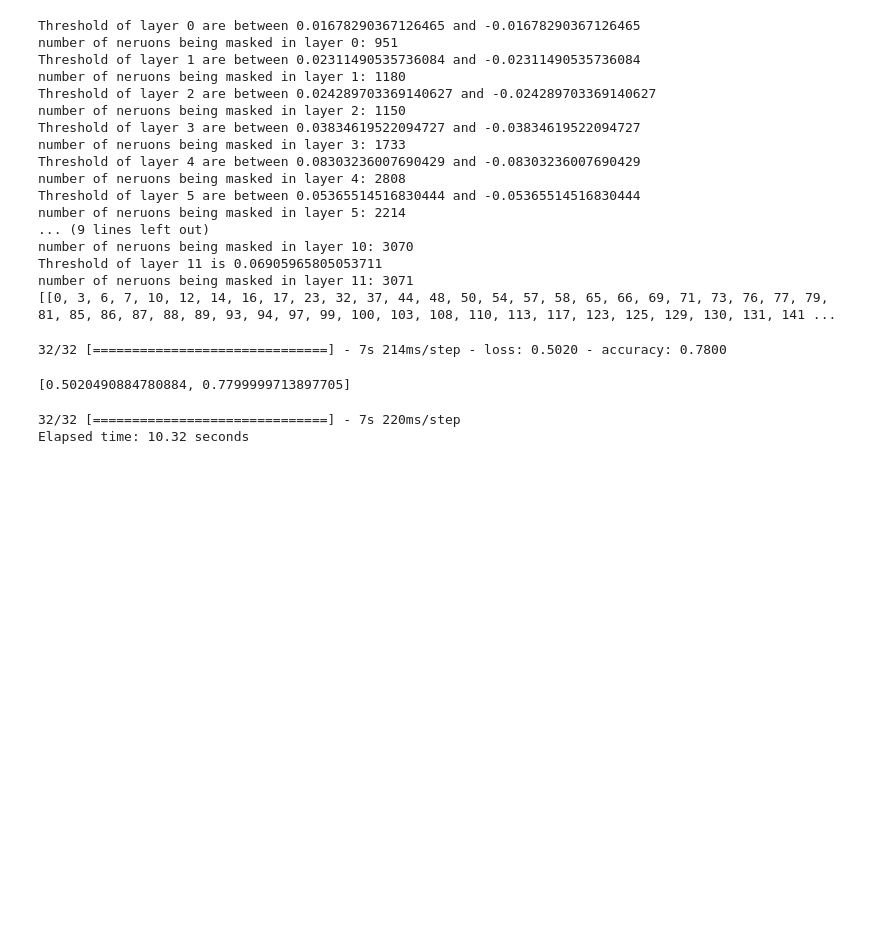
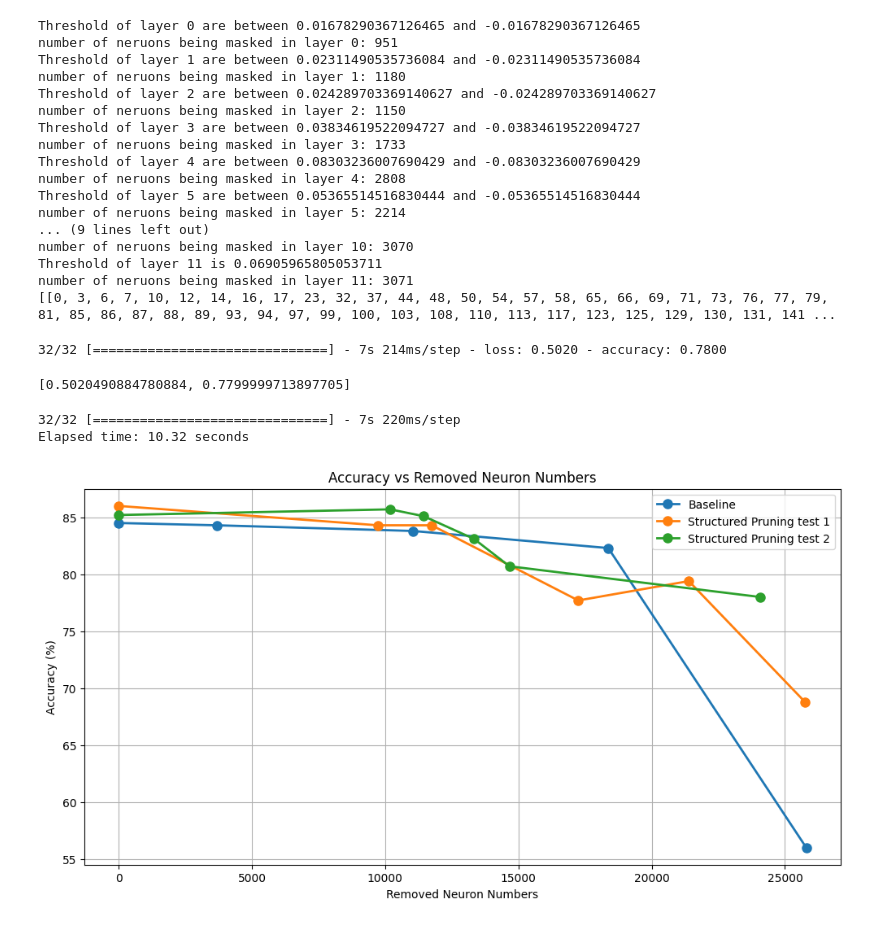
Before and after one commit to RyanChen12035/w266-NLP, a Jupyter notebook: w266_final_model1_prunning_strategy.ipynb, the cells around one changed output. Cells and saved outputs as stored; diff of their text form; code cells hidden in the pictures; blank space fills up the shorter version.

```diff
--- a/w266_final_model1_prunning_strategy.ipynb
+++ b/w266_final_model1_prunning_strategy.ipynb
@@ -939,3 +942,30 @@ Total number of neurons = 24,079
 
 
 """
+# %%
+import matplotlib.pyplot as plt
+import pandas as pd
+
+data = {
+    "Removed Neuron Numbers": [0, 3684, 11052, 18372, 25800, 0, 9725, 11744, 17247, 21394, 25748, 0, 10188, 11442, 13337, 14664, 24079],
+    "Accuracy (%)": [84.5, 84.3, 83.8, 82.3, 56, 86, 84.3, 84.3, 77.7, 79.4, 68.8, 85.2, 85.7, 85.1, 83.1, 80.7, 78],
+    "Method": ["Baseline"]*5 + ["Structured Pruning test 1"]*6 + ["Structured Pruning test 2"]*6
+}
+
+# Creating DataFrame
+df = pd.DataFrame(data)
+
+# Plotting
+plt.figure(figsize=(12, 6))
+for method in df["Method"].unique():
+    subset = df[df["Method"] == method]
+    plt.plot(subset["Removed Neuron Numbers"], subset["Accuracy (%)"], marker='o', markersize=8, label=method, linewidth=2)
+
+plt.title("Accuracy vs Removed Neuron Numbers")
+plt.xlabel("Removed Neuron Numbers")
+plt.ylabel("Accuracy (%)")
+plt.legend()
+plt.grid(True)
+plt.show()
+# %% [output]
+[figure, added]
```
Also changed, not shown: parts of 3 cells of this notebook.
